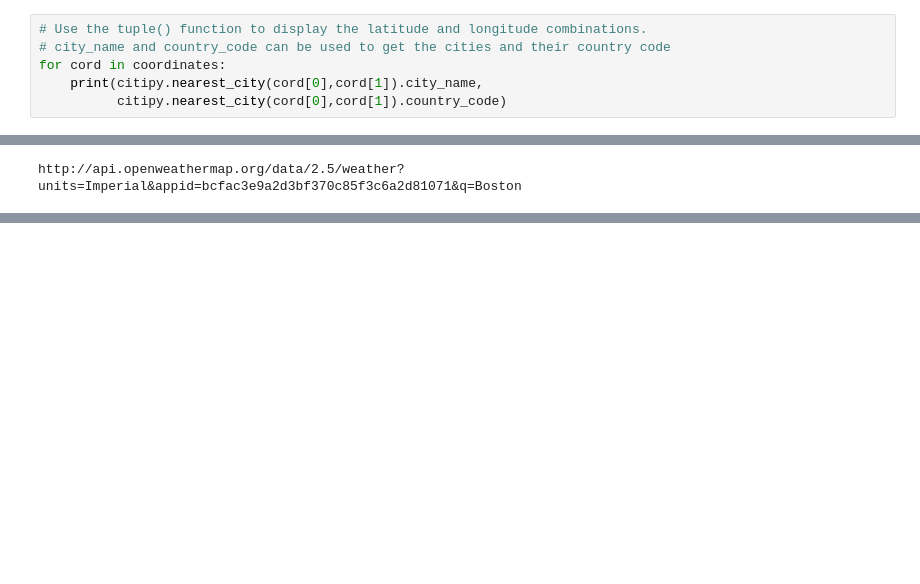
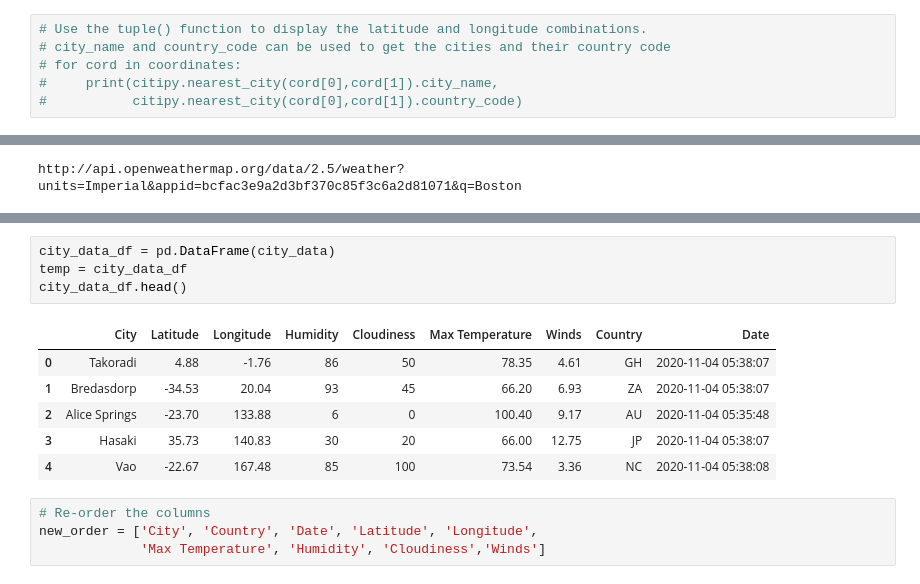
Before and after one commit to mannyinwang/World_Weather-Analysis, a Jupyter notebook: WeatherPy.ipynb, the cells around one changed output, grey strips where cells are left out. Drawn from its saved outputs; the diff is of its cells as text; blank space fills up the shorter version.

```diff
--- a/WeatherPy.ipynb
+++ b/WeatherPy.ipynb
@@ -20,6 +20,6 @@ coordinates = list(lats_longs)
 # %%
 # Use the tuple() function to display the latitude and longitude combinations.
 # city_name and country_code can be used to get the cities and their country code
-for cord in coordinates:
-    print(citipy.nearest_city(cord[0],cord[1]).city_name,
-          citipy.nearest_city(cord[0],cord[1]).country_code)
+# for cord in coordinates:
+#     print(citipy.nearest_city(cord[0],cord[1]).city_name,
+#           citipy.nearest_city(cord[0],cord[1]).country_code)
@@ -75,0 +208,15 @@ http://api.openweathermap.org/data/2.5/weather?units=Imperial&appid=bcfac3e9a2d3
+# %%
+city_data_df = pd.DataFrame(city_data)
+temp = city_data_df
+city_data_df.head()
+# %% [output]
+|  | City | Latitude | Longitude | Humidity | Cloudiness | Max Temperature | Winds | Country | Date |
+| 0 | Takoradi | 4.88 | -1.76 | 86 | 50 | 78.35 | 4.61 | GH | 2020-11-04 05:38:07 |
+| 1 | Bredasdorp | -34.53 | 20.04 | 93 | 45 | 66.20 | 6.93 | ZA | 2020-11-04 05:38:07 |
+| 2 | Alice Springs | -23.70 | 133.88 | 6 | 0 | 100.40 | 9.17 | AU | 2020-11-04 05:35:48 |
+| 3 | Hasaki | 35.73 | 140.83 | 30 | 20 | 66.00 | 12.75 | JP | 2020-11-04 05:38:07 |
+| 4 | Vao | -22.67 | 167.48 | 85 | 100 | 73.54 | 3.36 | NC | 2020-11-04 05:38:08 |
+# %%
+# Re-order the columns
+new_order = ['City', 'Country', 'Date', 'Latitude', 'Longitude',
+             'Max Temperature', 'Humidity', 'Cloudiness','Winds']
```
Also changed, not shown: parts of 14 cells of this notebook.
